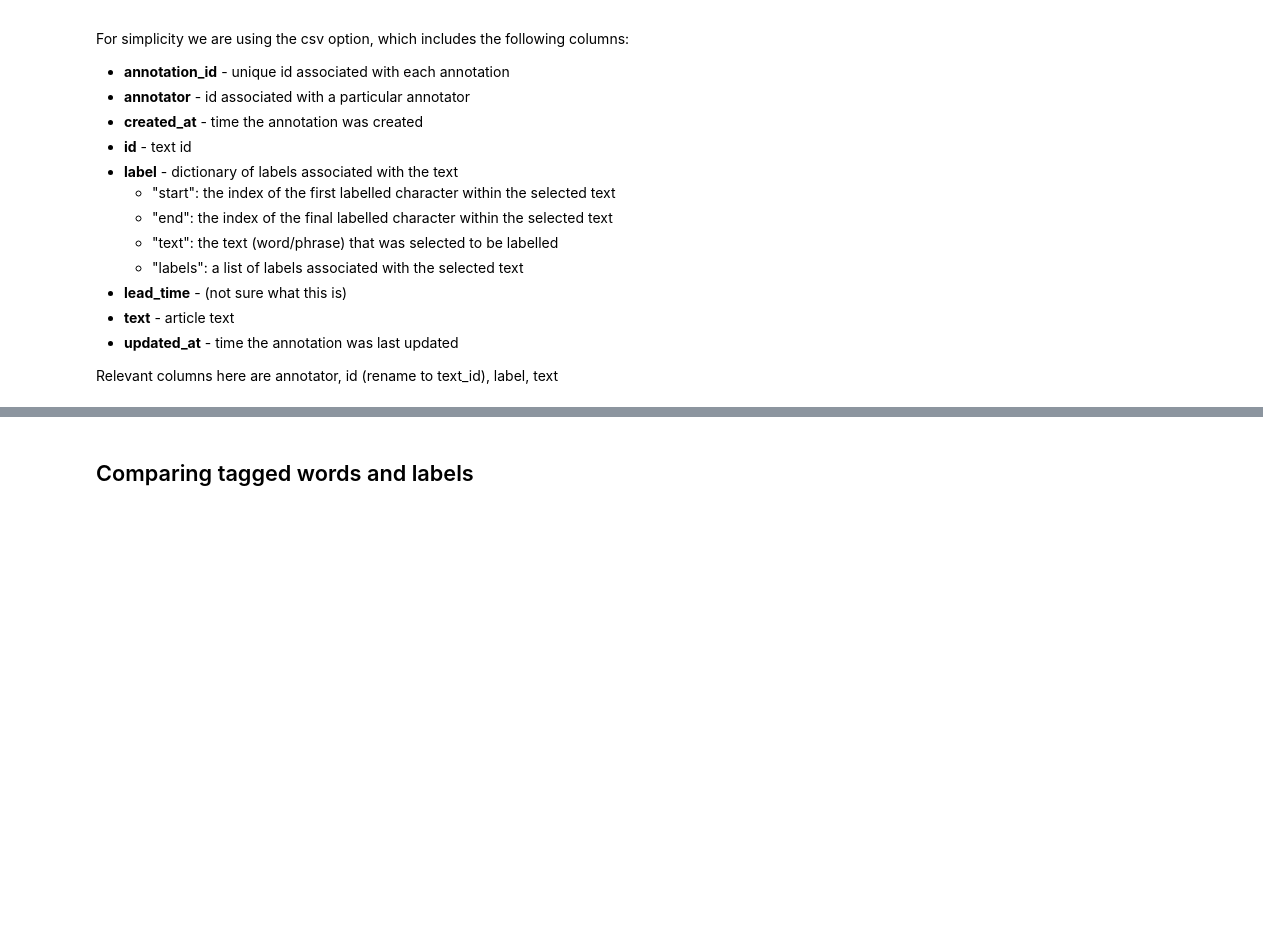
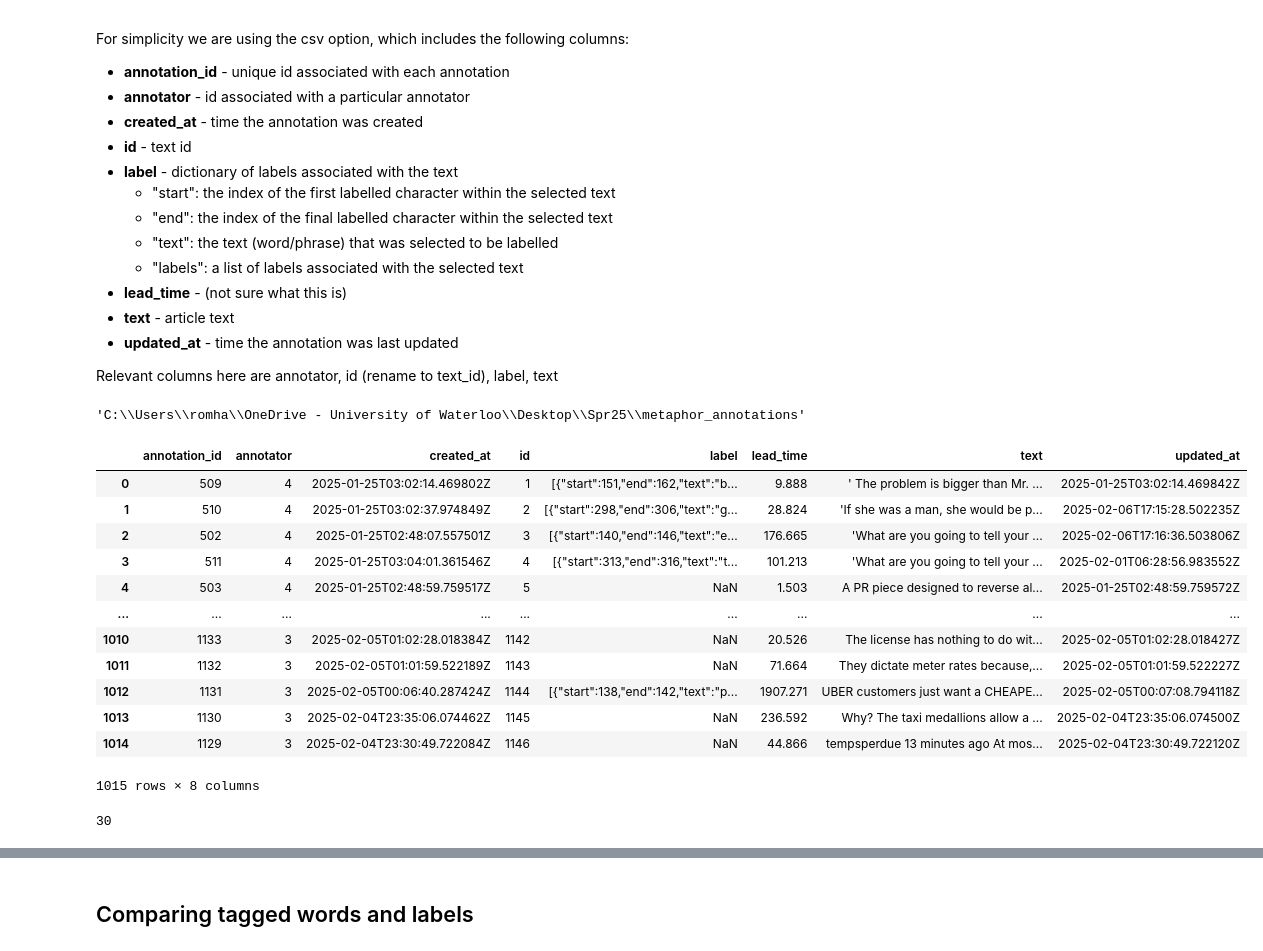
Before and after one commit to sfu-discourse-lab/metaphor_annotations, a Jupyter notebook: compare_annotations.ipynb, the cells around one changed output, grey strips where cells are left out. Drawn from its saved outputs; the diff is of its cells as text; code cells hidden in the pictures; blank space fills up the shorter version.

```diff
--- a/compare_annotations.ipynb
+++ b/compare_annotations.ipynb
@@ -39,0 +40,4 @@ input = '/content/drive/My Drive/discourse_lab/annotations_20.csv'
+# %%
+os.getcwd()
+# %% [output]
+'C:\\Users\\romha\\OneDrive - University of Waterloo\\Desktop\\Spr25\\metaphor_annotations'
@@ -39,0 +46,23 @@ input = '/content/drive/My Drive/discourse_lab/annotations_20.csv'
+# %%
+pd.read_csv(input)
+# %% [output]
+|  | annotation_id | annotator | created_at | id | label | lead_time | text | updated_at |
+| 0 | 509 | 4 | 2025-01-25T03:02:14.469802Z | 1 | [{"start":151,"end":162,"text":"b... | 9.888 | ' The problem is bigger than Mr. ... | 2025-01-25T03:02:14.469842Z |
+| 1 | 510 | 4 | 2025-01-25T03:02:37.974849Z | 2 | [{"start":298,"end":306,"text":"g... | 28.824 | 'If she was a man, she would be p... | 2025-02-06T17:15:28.502235Z |
+| 2 | 502 | 4 | 2025-01-25T02:48:07.557501Z | 3 | [{"start":140,"end":146,"text":"e... | 176.665 | 'What are you going to tell your ... | 2025-02-06T17:16:36.503806Z |
+| 3 | 511 | 4 | 2025-01-25T03:04:01.361546Z | 4 | [{"start":313,"end":316,"text":"t... | 101.213 | 'What are you going to tell your ... | 2025-02-01T06:28:56.983552Z |
+| 4 | 503 | 4 | 2025-01-25T02:48:59.759517Z | 5 | NaN | 1.503 | A PR piece designed to reverse al... | 2025-01-25T02:48:59.759572Z |
+| ... | ... | ... | ... | ... | ... | ... | ... | ... |
+| 1010 | 1133 | 3 | 2025-02-05T01:02:28.018384Z | 1142 | NaN | 20.526 | The license has nothing to do wit... | 2025-02-05T01:02:28.018427Z |
+| 1011 | 1132 | 3 | 2025-02-05T01:01:59.522189Z | 1143 | NaN | 71.664 | They dictate meter rates because,... | 2025-02-05T01:01:59.522227Z |
+| 1012 | 1131 | 3 | 2025-02-05T00:06:40.287424Z | 1144 | [{"start":138,"end":142,"text":"p... | 1907.271 | UBER customers just want a CHEAPE... | 2025-02-05T00:07:08.794118Z |
+| 1013 | 1130 | 3 | 2025-02-04T23:35:06.074462Z | 1145 | NaN | 236.592 | Why? The taxi medallions allow a ... | 2025-02-04T23:35:06.074500Z |
+| 1014 | 1129 | 3 | 2025-02-04T23:30:49.722084Z | 1146 | NaN | 44.866 | tempsperdue 13 minutes ago At mos... | 2025-02-04T23:30:49.722120Z |
+1015 rows × 8 columns
+# %%
+selected = [11, 72, 131, 146, 178, 185, 214, 235, 258, 280, 333,
+            339, 414, 420, 495, 504, 521, 532, 593, 1139,
+            606, 678, 683, 745, 751, 762, 853, 864, 907, 908]
+len(selected)
+# %% [output]
+30
```
Also changed, not shown: parts of 38 cells of this notebook, 1 other file.
